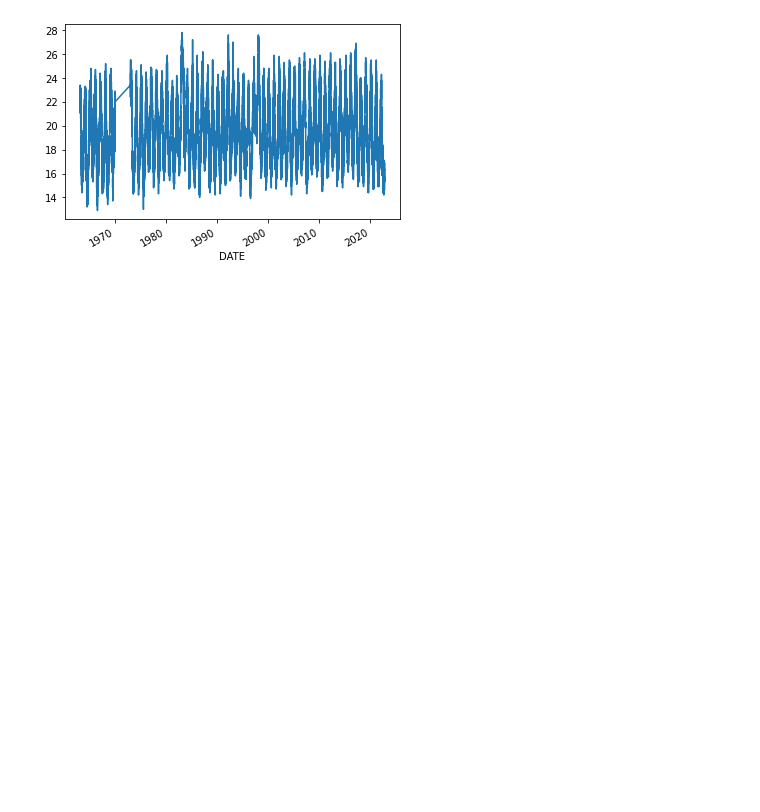
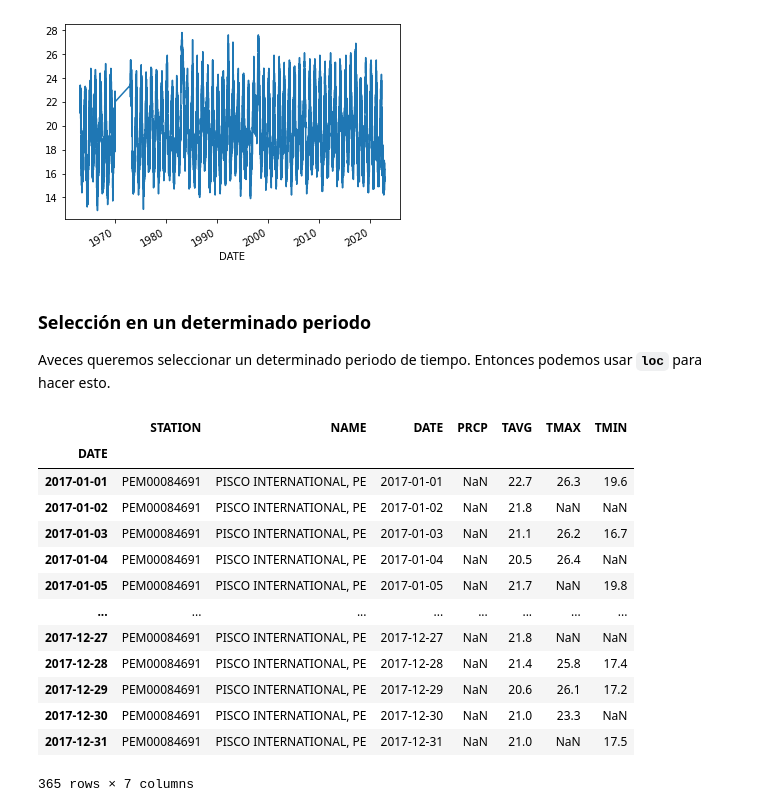
Before and after one commit to cryohydromettools/python_climatologia, a Jupyter notebook: book/dia3/02.Procesamiento_series_tiempo.ipynb, the cells around one changed output. Drawn from its saved outputs; the diff is of its cells as text; code cells hidden in the pictures; blank space fills up the shorter version.

```diff
--- a/book/dia3/02.Procesamiento_series_tiempo.ipynb
+++ b/book/dia3/02.Procesamiento_series_tiempo.ipynb
@@ -91,3 +92,25 @@ data['TAVG'].plot()
 # %% [output]
 <AxesSubplot:xlabel='DATE'>
 [figure]
+# %% [markdown]
+### Selección en un determinado periodo
+
+Aveces queremos seleccionar un determinado periodo de tiempo. Entonces podemos usar **`loc`** para hacer esto.
+# %%
+data2017 = data.loc['2017']
+data2017
+# %% [output]
+|  | STATION | NAME | DATE | PRCP | TAVG | TMAX | TMIN |
+| DATE |  |  |  |  |  |  |  |
+| 2017-01-01 | PEM00084691 | PISCO INTERNATIONAL, PE | 2017-01-01 | NaN | 22.7 | 26.3 | 19.6 |
+| 2017-01-02 | PEM00084691 | PISCO INTERNATIONAL, PE | 2017-01-02 | NaN | 21.8 | NaN | NaN |
+| 2017-01-03 | PEM00084691 | PISCO INTERNATIONAL, PE | 2017-01-03 | NaN | 21.1 | 26.2 | 16.7 |
+| 2017-01-04 | PEM00084691 | PISCO INTERNATIONAL, PE | 2017-01-04 | NaN | 20.5 | 26.4 | NaN |
+| 2017-01-05 | PEM00084691 | PISCO INTERNATIONAL, PE | 2017-01-05 | NaN | 21.7 | NaN | 19.8 |
+| ... | ... | ... | ... | ... | ... | ... | ... |
+| 2017-12-27 | PEM00084691 | PISCO INTERNATIONAL, PE | 2017-12-27 | NaN | 21.8 | NaN | NaN |
+| 2017-12-28 | PEM00084691 | PISCO INTERNATIONAL, PE | 2017-12-28 | NaN | 21.4 | 25.8 | 17.4 |
+| 2017-12-29 | PEM00084691 | PISCO INTERNATIONAL, PE | 2017-12-29 | NaN | 20.6 | 26.1 | 17.2 |
+| 2017-12-30 | PEM00084691 | PISCO INTERNATIONAL, PE | 2017-12-30 | NaN | 21.0 | 23.3 | NaN |
+| 2017-12-31 | PEM00084691 | PISCO INTERNATIONAL, PE | 2017-12-31 | NaN | 21.0 | NaN | 17.5 |
+365 rows × 7 columns
```
Also changed, not shown: parts of 19 cells of this notebook, 2 other files.
